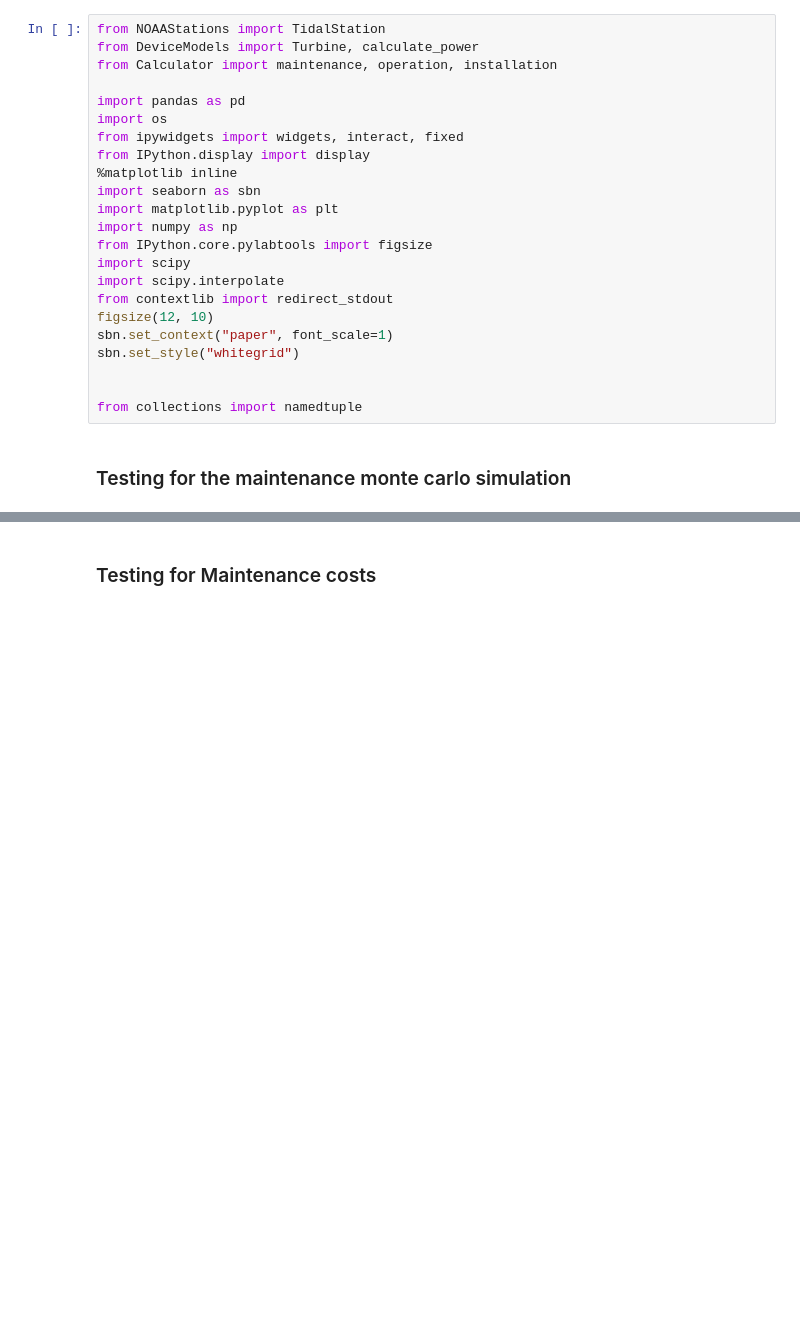
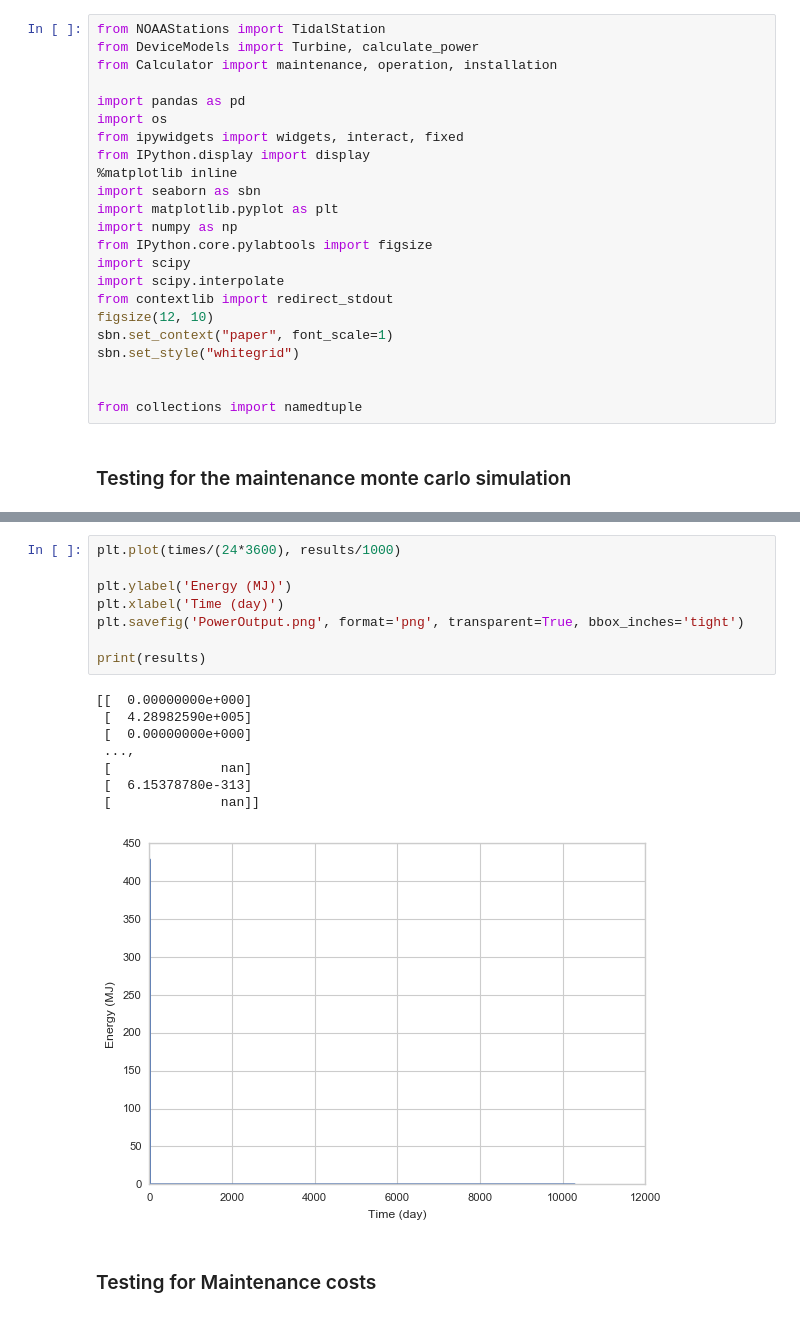
Before and after one commit to BAJJCapstone/MHK-LCoE, a Jupyter notebook: Levelized Cost of Electricity.ipynb, the cells around one changed output, grey strips where cells are left out. Drawn from its saved outputs; the diff is of its cells as text; blank space fills up the shorter version.

```diff
--- a/Levelized Cost of Electricity.ipynb
+++ b/Levelized Cost of Electricity.ipynb
@@ -232,3 +352,20 @@ print(LCOE)
+# %%
+plt.plot(times/(24*3600), results/1000)
+
+plt.ylabel('Energy (MJ)')
+plt.xlabel('Time (day)')
+plt.savefig('PowerOutput.png', format='png', transparent=True, bbox_inches='tight')
+
+print(results)
+# %% [output]
+[[  0.00000000e+000]
+ [  4.28982590e+005]
+ [  0.00000000e+000]
+ ...,
+ [              nan]
+ [  6.15378780e-313]
+ [              nan]]
+[figure, added]
 # %% [markdown]
 ### Testing for Maintenance costs
 # %%
```
Also changed, not shown: parts of 7 cells of this notebook, 4 other files.
